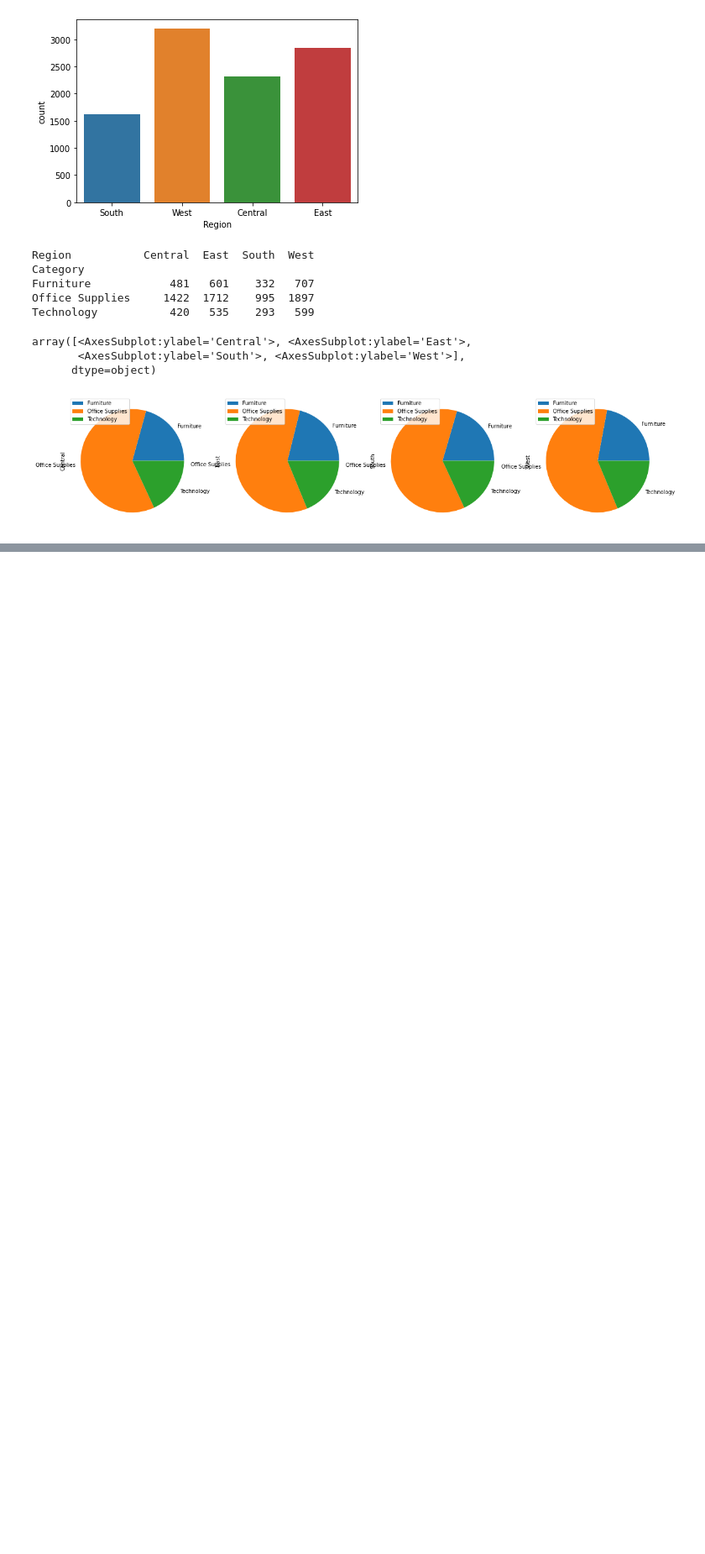
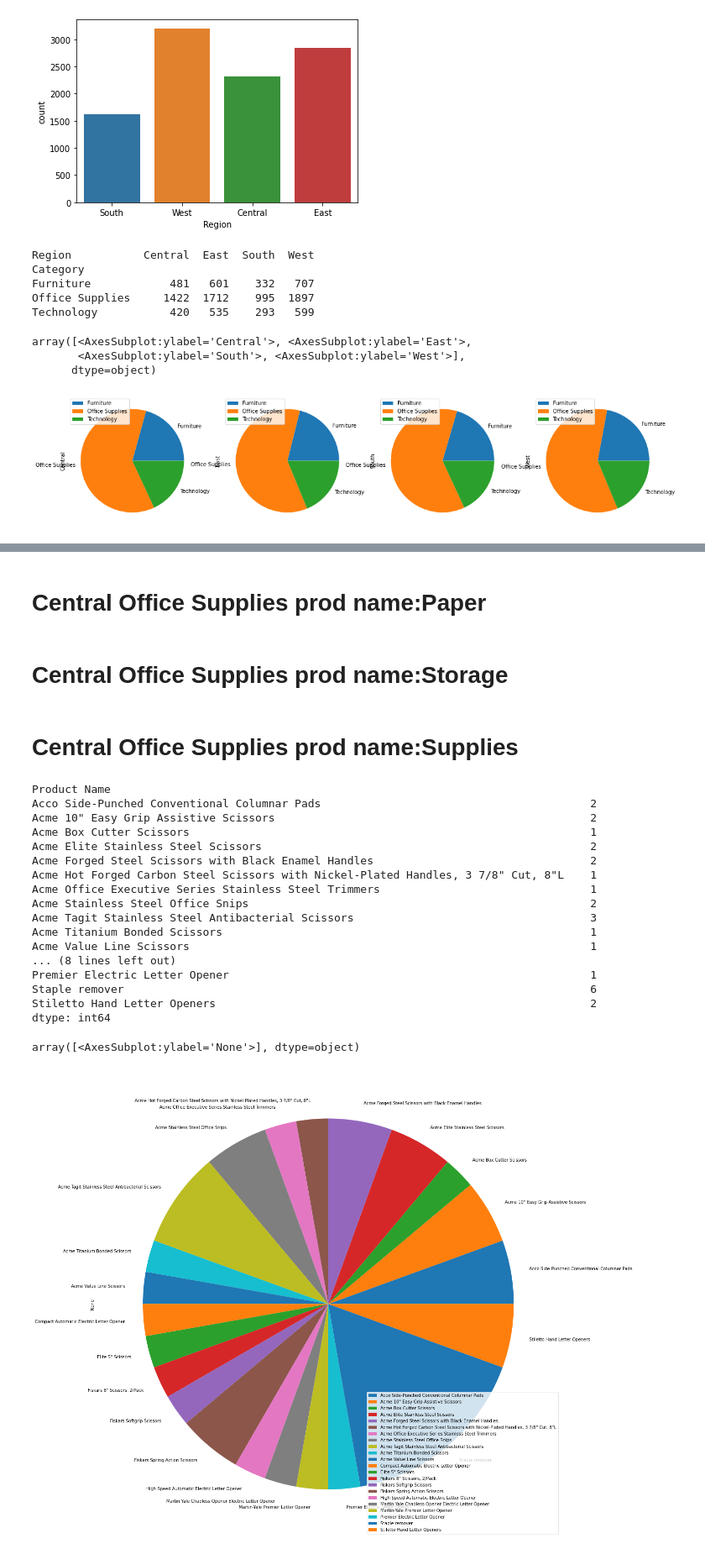
Before and after one commit to Debuggers404/E-commerce-IBM-HACK-CHALLENGE, a Jupyter notebook: Untitled.ipynb, the cells around one changed output, grey strips where cells are left out. Shown at 84% size. Drawn from its saved outputs; the diff is of its cells as text; code cells hidden in the pictures; blank space fills up the shorter version.

```diff
--- a/Untitled.ipynb
+++ b/Untitled.ipynb
@@ -190,0 +307,2 @@ array([<AxesSubplot:ylabel='None'>], dtype=object)
+# %% [markdown]
+# Central Office Supplies prod name:Paper
@@ -190,0 +316,2 @@ array([<AxesSubplot:ylabel='None'>], dtype=object)
+# %% [markdown]
+# Central Office Supplies prod name:Storage
@@ -190,0 +325,29 @@ array([<AxesSubplot:ylabel='None'>], dtype=object)
+# %% [markdown]
+# Central Office Supplies prod name:Supplies
+# %%
+temp3=data.groupby(["Region","Category","Sub-Category","Product Name"]).size()
+# print(temp2)
+print(temp3["Central"]["Office Supplies"]["Supplies"])
+# temp3["Central"]["Office Supplies"]["Appliances"].unstack()
+# print(type(temp2["Central"]["Office Supplies"]))
+temp3["Central"]["Office Supplies"]["Supplies"].plot(kind="pie",figsize=[20,20],subplots=True,legend=True)
+# %% [output]
+Product Name
+Acco Side-Punched Conventional Columnar Pads                                         2
+Acme 10" Easy Grip Assistive Scissors                                                2
+Acme Box Cutter Scissors                                                             1
+Acme Elite Stainless Steel Scissors                                                  2
+Acme Forged Steel Scissors with Black Enamel Handles                                 2
+Acme Hot Forged Carbon Steel Scissors with Nickel-Plated Handles, 3 7/8" Cut, 8"L    1
+Acme Office Executive Series Stainless Steel Trimmers                                1
+Acme Stainless Steel Office Snips                                                    2
+Acme Tagit Stainless Steel Antibacterial Scissors                                    3
+Acme Titanium Bonded Scissors                                                        1
+Acme Value Line Scissors                                                             1
+... (8 lines left out)
+Premier Electric Letter Opener                                                       1
+Staple remover                                                                       6
+Stiletto Hand Letter Openers                                                         2
+dtype: int64
+array([<AxesSubplot:ylabel='None'>], dtype=object)
+[figure, added]
```
Also changed, not shown: parts of 18 cells of this notebook.
